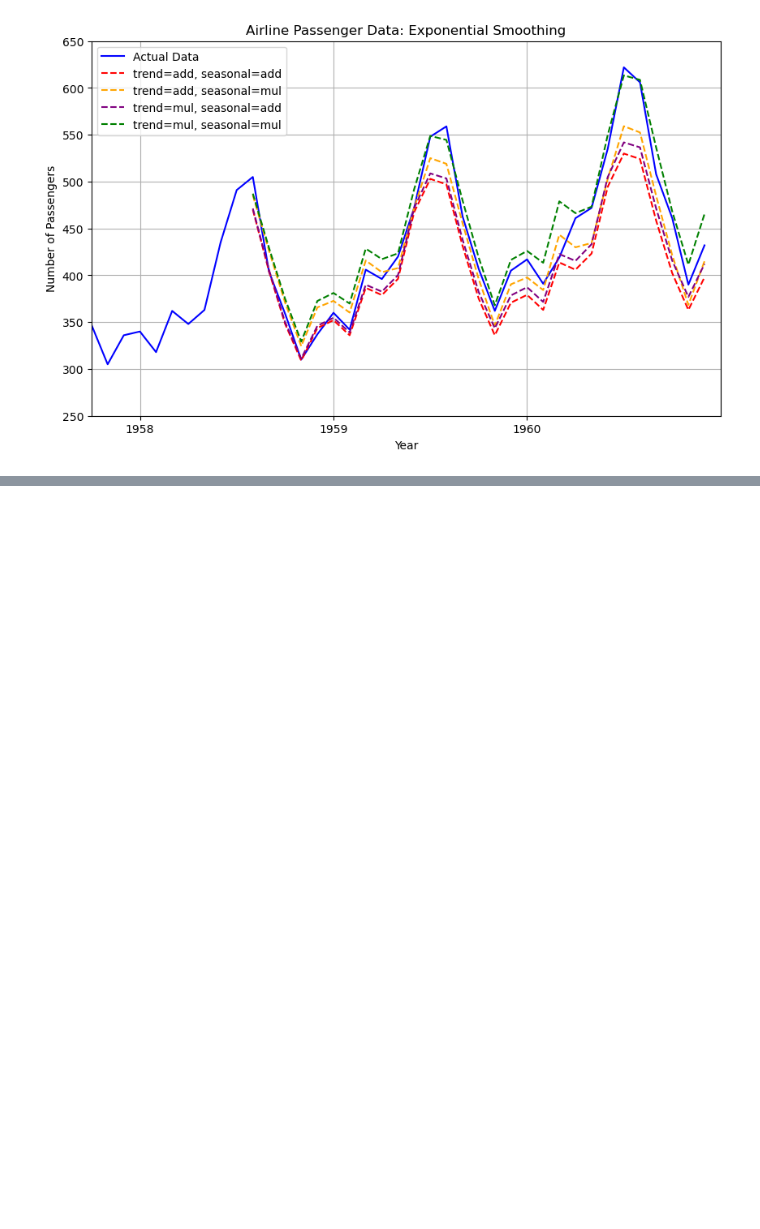
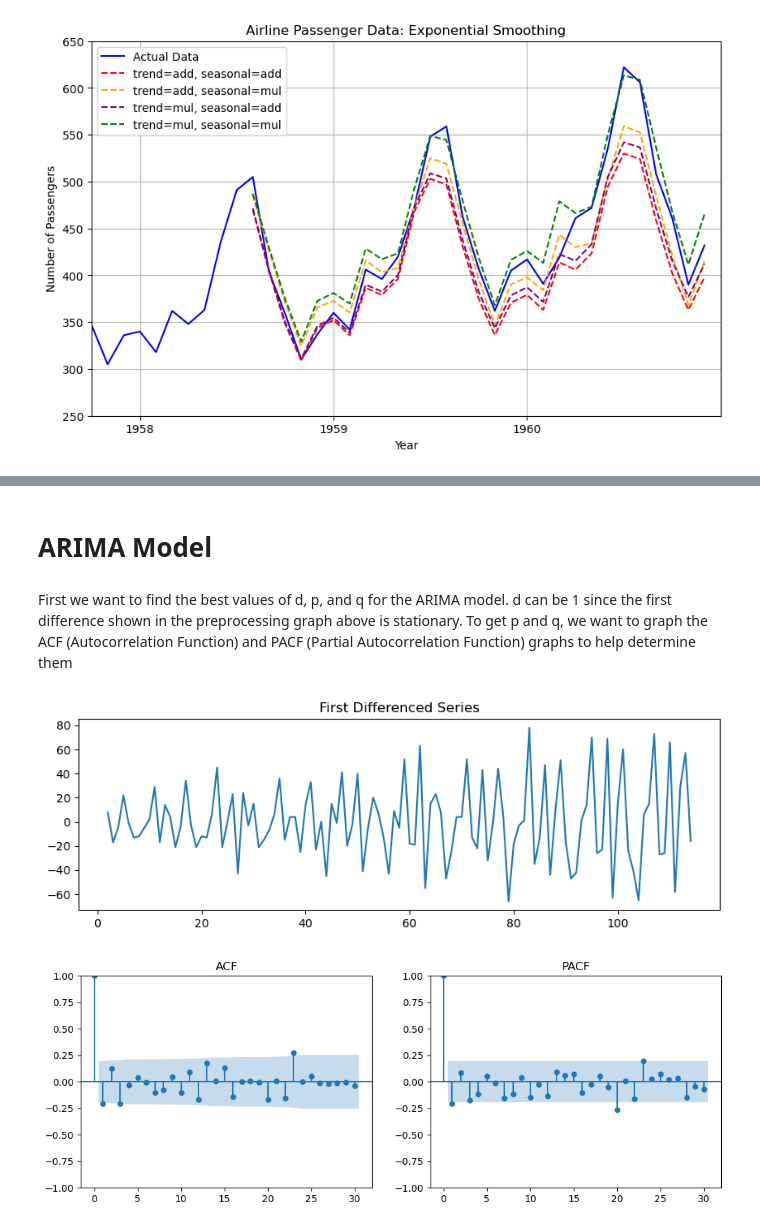
Before and after one commit to lyvin05/EE344-Time-Forecasting-Project, a Jupyter notebook: Notebooks/time_forecast_airline_passengers.ipynb, the cells around one changed output, grey strips where cells are left out. Cells and saved outputs as stored; diff of their text form; code cells hidden in the pictures; blank space fills up the shorter version.

```diff
--- a/Notebooks/time_forecast_airline_passengers.ipynb
+++ b/Notebooks/time_forecast_airline_passengers.ipynb
@@ -278,0 +289,30 @@ Mean Absolute Percentage Error: 4.2563529973606045 %
+# %% [markdown]
+# ARIMA Model
+# %% [markdown]
+First we want to find the best values of d, p, and q for the ARIMA model.
+d can be 1 since the first difference shown in the preprocessing graph above is stationary.
+To get p and q, we want to graph the ACF (Autocorrelation Function) and PACF (Partial Autocorrelation Function) graphs to help determine them
+# %%
+# Want to difference it seasonally as well since the data shows strong seasonality
+diff_seasonal = (
+    train["total_passengers"]
+    .diff()
+    .diff(12)
+    .dropna()
+)
+
+plt.figure(figsize=(10,3))
+plt.plot(diff_seasonal)
+plt.title("First Differenced Series")
+plt.show()
+
+fig, axes = plt.subplots(1, 2, figsize=(12,4))
+plot_acf(diff_seasonal, ax=axes[0], lags=30)
+plot_pacf(diff_seasonal, ax=axes[1], lags=30)
+
+axes[0].set_title("ACF")
+axes[1].set_title("PACF")
+plt.show()
+# %% [output]
+[figure, added]
+[figure, added]
```
Also changed, not shown: parts of 11 cells of this notebook.
